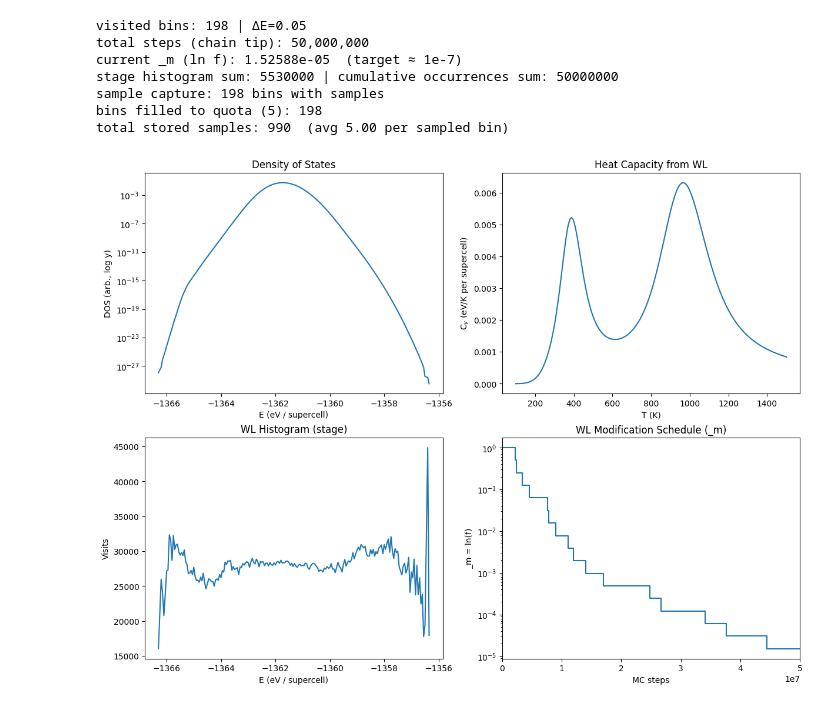
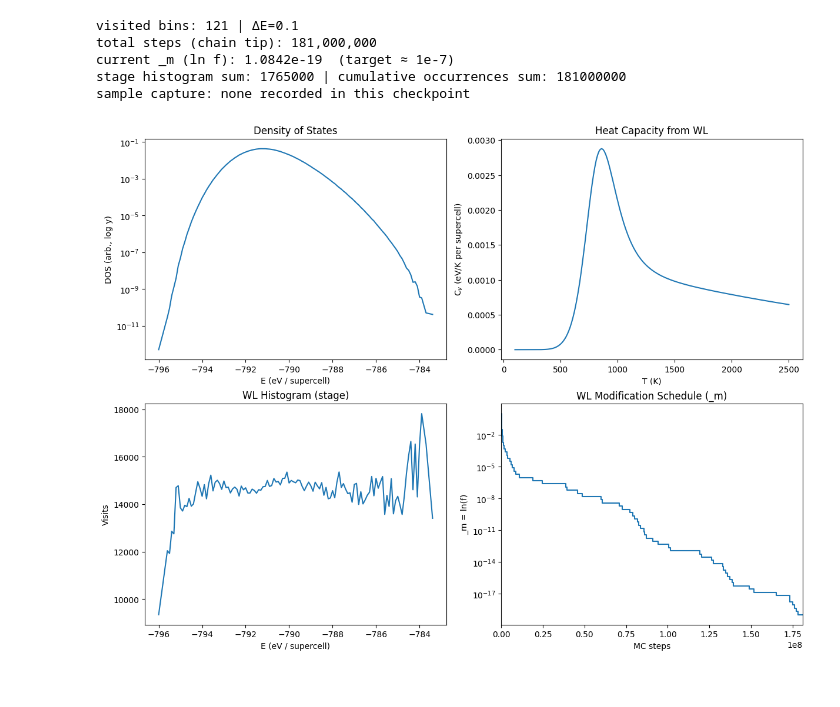
Before and after one commit to ColinBundschu/phase-edge, a Jupyter notebook: testing/visualize_wl.ipynb, the cells around one changed output. Saved outputs shown, nothing was run; the diff lists cells and outputs as text; code cells hidden in the pictures.

```diff
--- a/testing/visualize_wl.ipynb
+++ b/testing/visualize_wl.ipynb
@@ -119,7 +119,7 @@ def analyze_wl_chain(wl_key: str) -> None:
     kB: float = 8.617333262e-5  # eV/K
     E:  np.ndarray = levels.astype(float)
     E_rr: np.ndarray = E - E.min() if E.size else E
-    Ts: np.ndarray = np.linspace(100.0, 1500.0, 200)
+    Ts: np.ndarray = np.linspace(100.0, 2500.0, 200)
 
     def _weights(T: float) -> np.ndarray:
         return np.exp(S_shift - E_rr / (kB * T))
@@ -181,39 +181,38 @@ def analyze_wl_chain(wl_key: str) -> None:
     ax.set_ylabel("C$_v$ (eV/K per supercell)")
     ax.set_title("Heat Capacity from WL")
 
     ax = axs[1, 0]
     y_visits = hist if hist.sum() > 0 else occ_all
     label = "Histogram (stage)" if y_visits is hist else "Occurrences (cumulative)"
     if y_visits.size:
         ax.plot(E, y_visits)
     ax.set_xlabel("E (eV / supercell)")
     ax.set_ylabel("Visits")
     ax.set_title(f"WL {label}")
 
     ax = axs[1, 1]
     right_x = max(int(steps_total), int(steps_m[-1]) if steps_m.size else 0)
     steps_m_ext, m_vals_ext = _extend_stair_to(steps_m, m_vals, right_x)
     ax.step(steps_m_ext, m_vals_ext, where="post")
     ax.set_xlim(0, right_x)
     ax.set_xlabel("MC steps")
     ax.set_ylabel("_m = ln(f)")
     ax.set_yscale('log')
     ax.set_title("WL Modification Schedule (_m)")
 
     plt.show()
 
 
 # ----------------------------- run ----------------------------------------
 
 # Replace with your WL key:
 # analyze_wl_chain("78c3ba04732425012a68216c8fe21baf5e0c1243b6f1b8003666fbe853011a73")
-analyze_wl_chain("30e0447b51b1ea3af5032f521bf4d9953af9e45023437b8dafcb8f65b6e0405a")
+# analyze_wl_chain("6ae120544f80e6539626c9a152b70d76d162077dfaef6d4e4de82e5f80905ce0")
+analyze_wl_chain("a378f39750be1ccc606185968d120a956ee09ab23321b5c2783f7614449ccfa4")
 # %% [output]
-visited bins: 198 | ΔE=0.05
-total steps (chain tip): 50,000,000
-current _m (ln f): 1.52588e-05  (target ≈ 1e-7)
-stage histogram sum: 5530000 | cumulative occurrences sum: 50000000
-sample capture: 198 bins with samples
-bins filled to quota (5): 198
-total stored samples: 990  (avg 5.00 per sampled bin)
+visited bins: 121 | ΔE=0.1
+total steps (chain tip): 181,000,000
+current _m (ln f): 1.0842e-19  (target ≈ 1e-7)
+stage histogram sum: 1765000 | cumulative occurrences sum: 181000000
+sample capture: none recorded in this checkpoint
-[figure, old version]
+[figure, new version]
```
Also changed, not shown: parts of 1 cell of this notebook, 12 other files.
